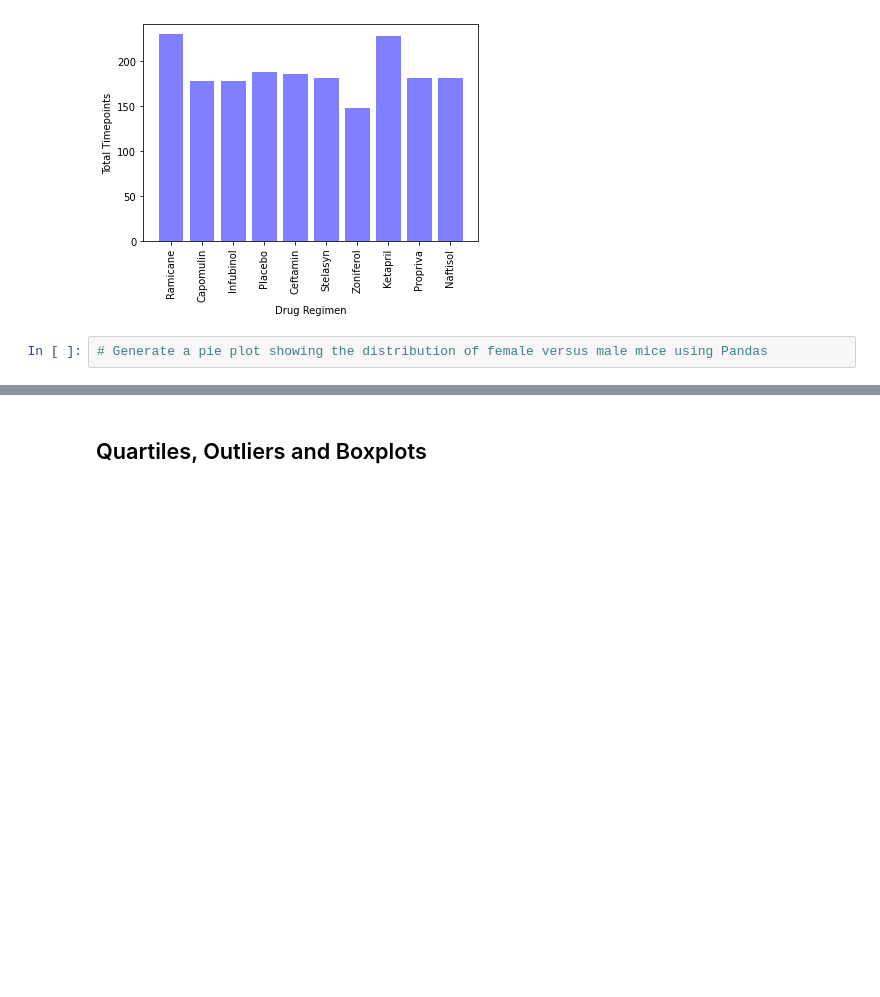
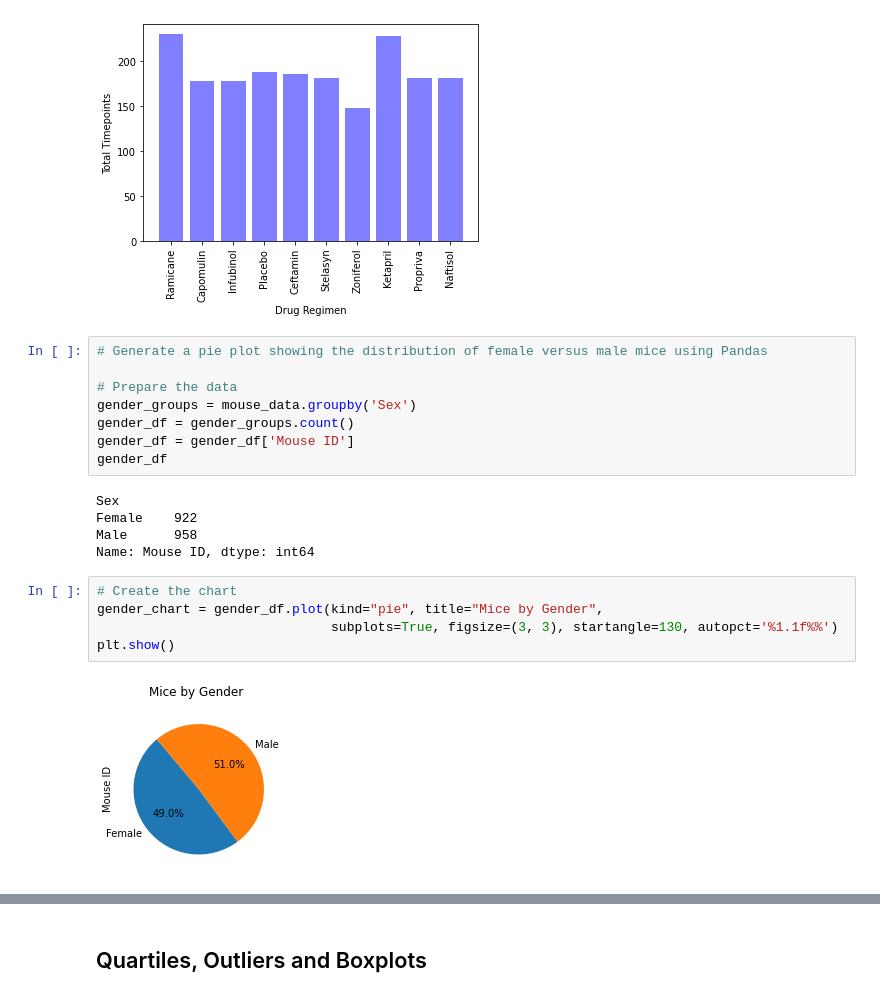
Before and after one commit to shirinegm/matplotlib-challenge, a Jupyter notebook: pymaceuticals_starter.ipynb, the cells around one changed output, grey strips where cells are left out. Drawn from its saved outputs; the diff is of its cells as text; blank space fills up the shorter version.

Commit message:
added pie charts

```diff
--- a/pymaceuticals_starter.ipynb
+++ b/pymaceuticals_starter.ipynb
@@ -228,5 +228,23 @@ plt.show()
 [figure]
 # %%
 # Generate a pie plot showing the distribution of female versus male mice using Pandas
+
+# Prepare the data
+gender_groups = mouse_data.groupby('Sex')
+gender_df = gender_groups.count()
+gender_df = gender_df['Mouse ID']
+gender_df
+# %% [output]
+Sex
+Female    922
+Male      958
+Name: Mouse ID, dtype: int64
+# %%
+# Create the chart
+gender_chart = gender_df.plot(kind="pie", title="Mice by Gender",
+                              subplots=True, figsize=(3, 3), startangle=130, autopct='%1.1f%%')
+plt.show()
+# %% [output]
+[figure, added]
 # %%
 # Generate a pie plot showing the distribution of female versus male mice using pyplot
```
Also changed, not shown: parts of 1 cell of this notebook.
